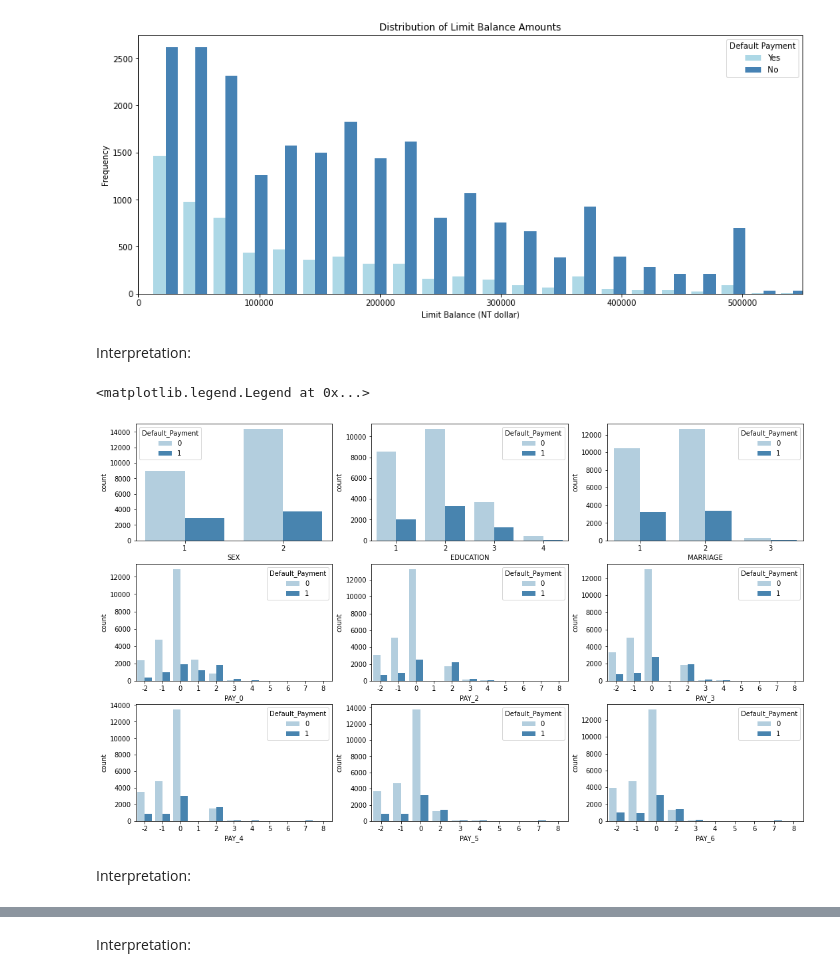
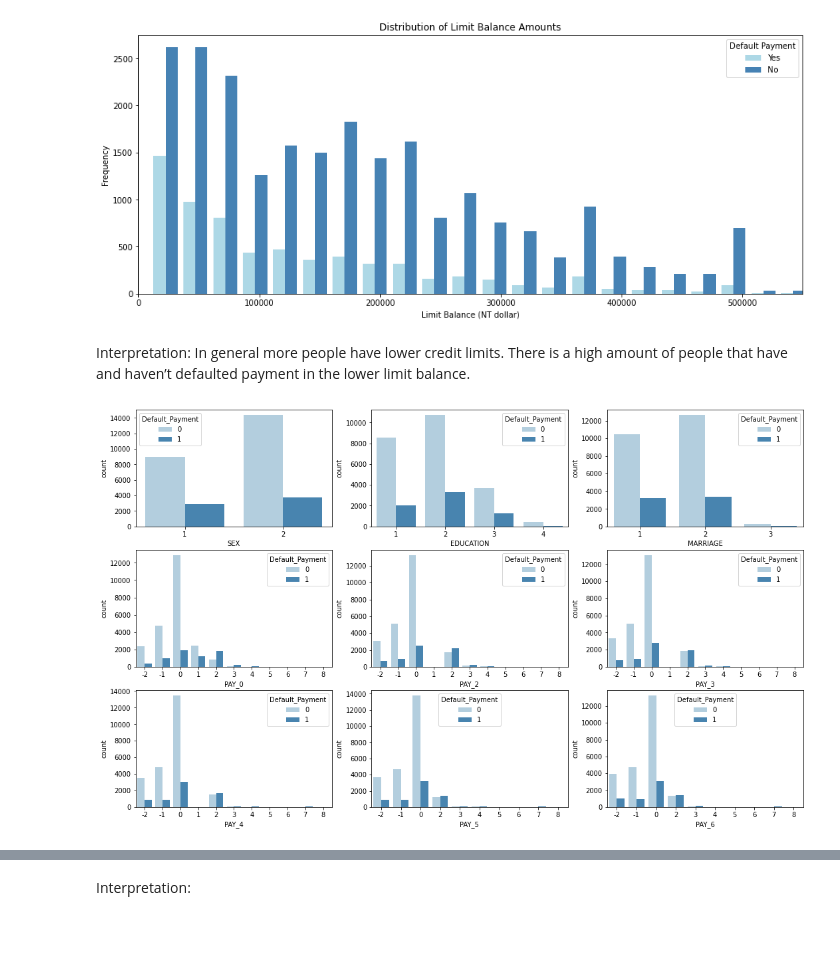
Before and after one commit to nikitha-ramchander/Credit-Card-Client, a Jupyter notebook: CreditCardProject.ipynb, the cells around one changed output, grey strips where cells are left out. Drawn from its saved outputs; the diff is of its cells as text; code cells hidden in the pictures; blank space fills up the shorter version.

```diff
--- a/CreditCardProject.ipynb
+++ b/CreditCardProject.ipynb
@@ -200,30 +203,25 @@ plt.ylabel('Frequency');
 plt.title('Distribution of Limit Balance Amounts');
 # %% [output]
 [figure]
-# %% [markdown]
-Interpretation:
+# %% [markdown]
+Interpretation: In general more people have lower credit limits. There is a high amount of people that have and haven’t defaulted payment in the lower limit balance.
 # %%
 # Show the counts of observations in each categorical bin using bars.
 cat_vars = credit_card[['SEX', 'EDUCATION', 'MARRIAGE',
                                      'PAY_0', 'PAY_2', 'PAY_3', 'PAY_4',
                                      'PAY_5', 'PAY_6', 'Default_Payment']]
 
 f, ax = plt.subplots(3, 3, figsize=(18, 11))
 ax1 = sns.countplot(x="SEX", hue="Default_Payment", data=cat_vars, palette="Blues", ax=ax[0,0])
 
 ax2 = sns.countplot(x="EDUCATION", hue="Default_Payment", data=cat_vars, palette="Blues",ax=ax[0,1])
 ax3 = sns.countplot(x="MARRIAGE", hue="Default_Payment", data=cat_vars, palette="Blues",ax=ax[0,2])
 ax4 = sns.countplot(x="PAY_0", hue="Default_Payment", data=cat_vars, palette="Blues", ax=ax[1,0])
 ax5 = sns.countplot(x="PAY_2", hue="Default_Payment", data=cat_vars, palette="Blues", ax=ax[1,1])
 ax5.legend(title = 'Default_Payment', loc = 'upper right')
 ax6 = sns.countplot(x="PAY_3", hue="Default_Payment", data=cat_vars, palette="Blues", ax=ax[1,2])
 ax7 = sns.countplot(x="PAY_4", hue="Default_Payment", data=cat_vars, palette="Blues", ax=ax[2,0])
 ax8 = sns.countplot(x="PAY_5", hue="Default_Payment", data=cat_vars, palette="Blues", ax=ax[2,1])
-ax8.legend(title = 'Default_Payment', loc = 'upper right')
 ax9 = sns.countplot(x="PAY_6", hue="Default_Payment", data=cat_vars, palette="Blues", ax=ax[2,2]);
-ax9.legend(title = 'Default_Payment', loc = 'upper right')
 # %% [output]
-<matplotlib.legend.Legend at 0x...>
-[figure, old version]
+[figure, new version]
-# %% [markdown]
-Interpretation:
```
Also changed, not shown: parts of 38 cells of this notebook.
